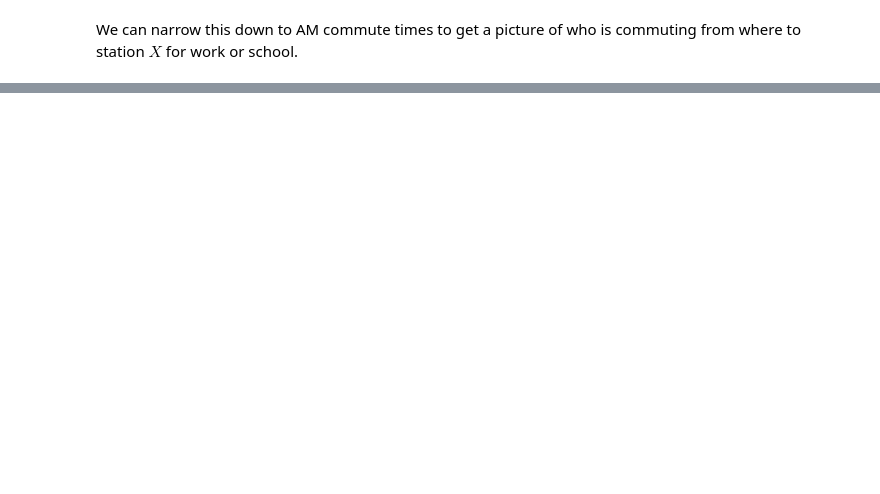
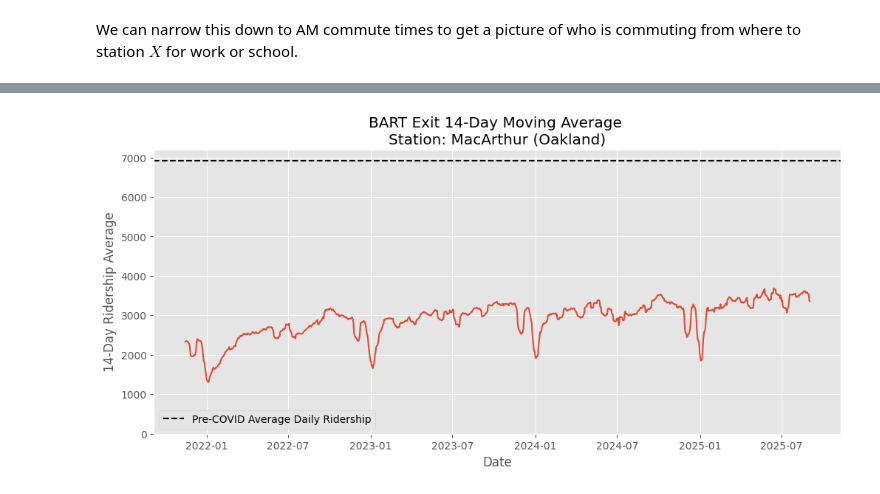
Before and after one commit to Hackquantumcpp/bart_ridership_analysis, a Jupyter notebook: 01-analysis.ipynb, the cells around one changed output, grey strips where cells are left out. Saved outputs shown, nothing was run; the diff lists cells and outputs as text; code cells hidden in the pictures; blank space fills up the shorter version.

```diff
--- a/01-analysis.ipynb
+++ b/01-analysis.ipynb
@@ -374,0 +475,5 @@ plt.xticks(rotation=90);
+# %%
+pre_covid_data = full_data[
+    (full_data['date'] <= pd.to_datetime('2020-02-01'))
+]
+pre_covid_data.head()
@@ -374,0 +491,5 @@ plt.xticks(rotation=90);
+# %%
+post_covid_data = full_data[
+    (full_data['date'] >= pd.to_datetime('2021-11-01'))
+]
+post_covid_data.head()
@@ -374,0 +525,33 @@ plt.xticks(rotation=90);
+# %%
+## Edit this to change station
+station_lower = "mcar"
+
+##################################
+station = station_lower.upper()
+station_fullname = station_codes[station]
+
+## All days
+pre_cov_stat = pre_covid_data[
+    (pre_covid_data['dest'] == station) # & (~pre_covid_data['day_of_wk'].isin(['Sunday', 'Saturday']))
+].groupby(['date']).agg({'riders': 'sum'}).reset_index()
+post_cov_stat = post_covid_data[
+    (post_covid_data['dest'] == station) # & (~post_covid_data['day_of_wk'].isin(['Sunday', 'Saturday']))
+].groupby(['date']).agg({'riders': 'sum'})# .reset_index()
+
+pre_cov_daily_avg = np.mean(pre_cov_stat['riders'])
+
+post_cov_rolling = post_cov_stat.rolling(14).mean().reset_index()[6:]
+
+plt.figure(figsize=(12, 5))
+plt.plot(
+    post_cov_rolling['date'],
+    post_cov_rolling['riders']
+)
+plt.xlabel('Date')
+plt.ylabel('14-Day Ridership Average')
+plt.title(f'BART Exit 14-Day Moving Average \nStation: {station_fullname}')
+plt.axhline(y = pre_cov_daily_avg, label='Pre-COVID Average Daily Ridership', color = 'black', linestyle = '--')
+plt.ylim(bottom=0)
+plt.legend();
+# %% [output]
+[figure, added]
```
Also changed, not shown: parts of 27 cells of this notebook.
